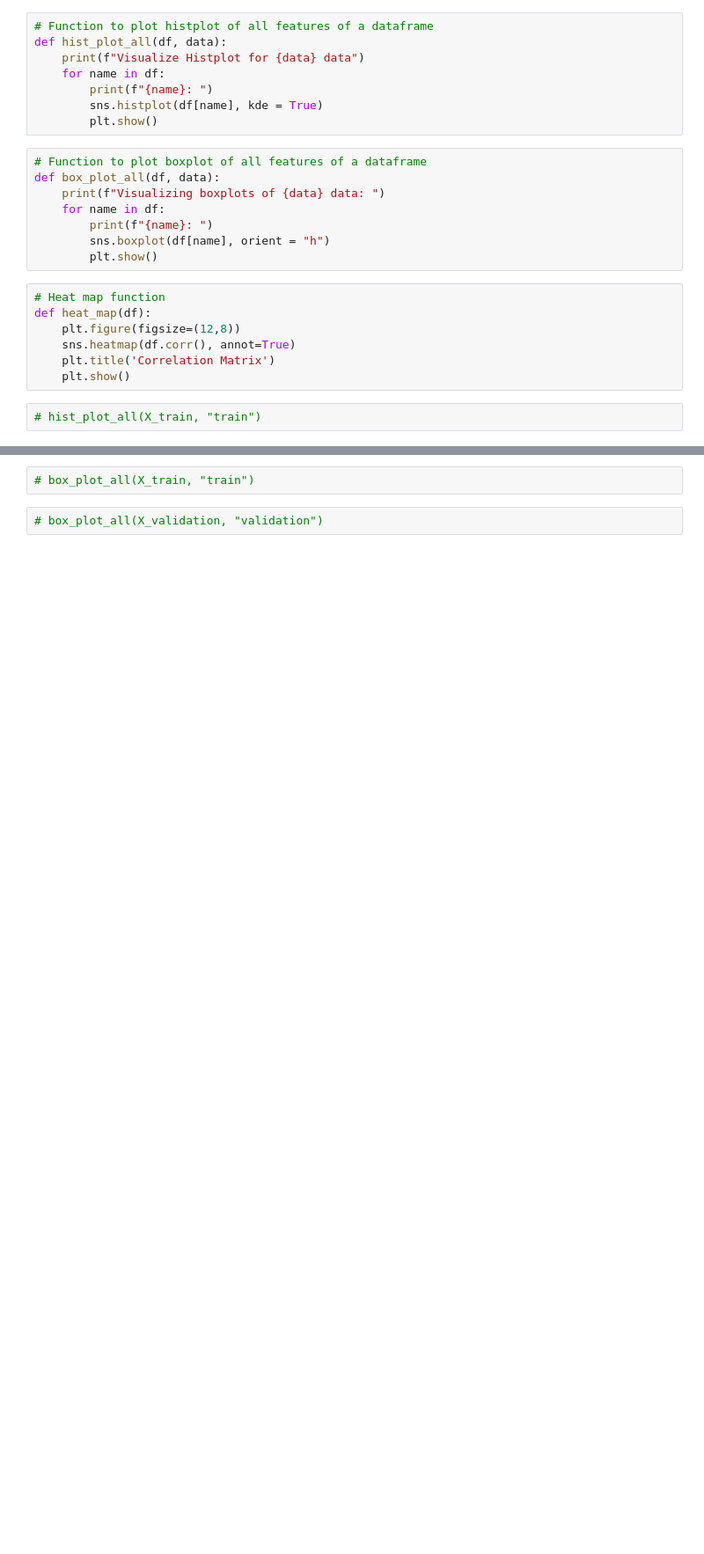
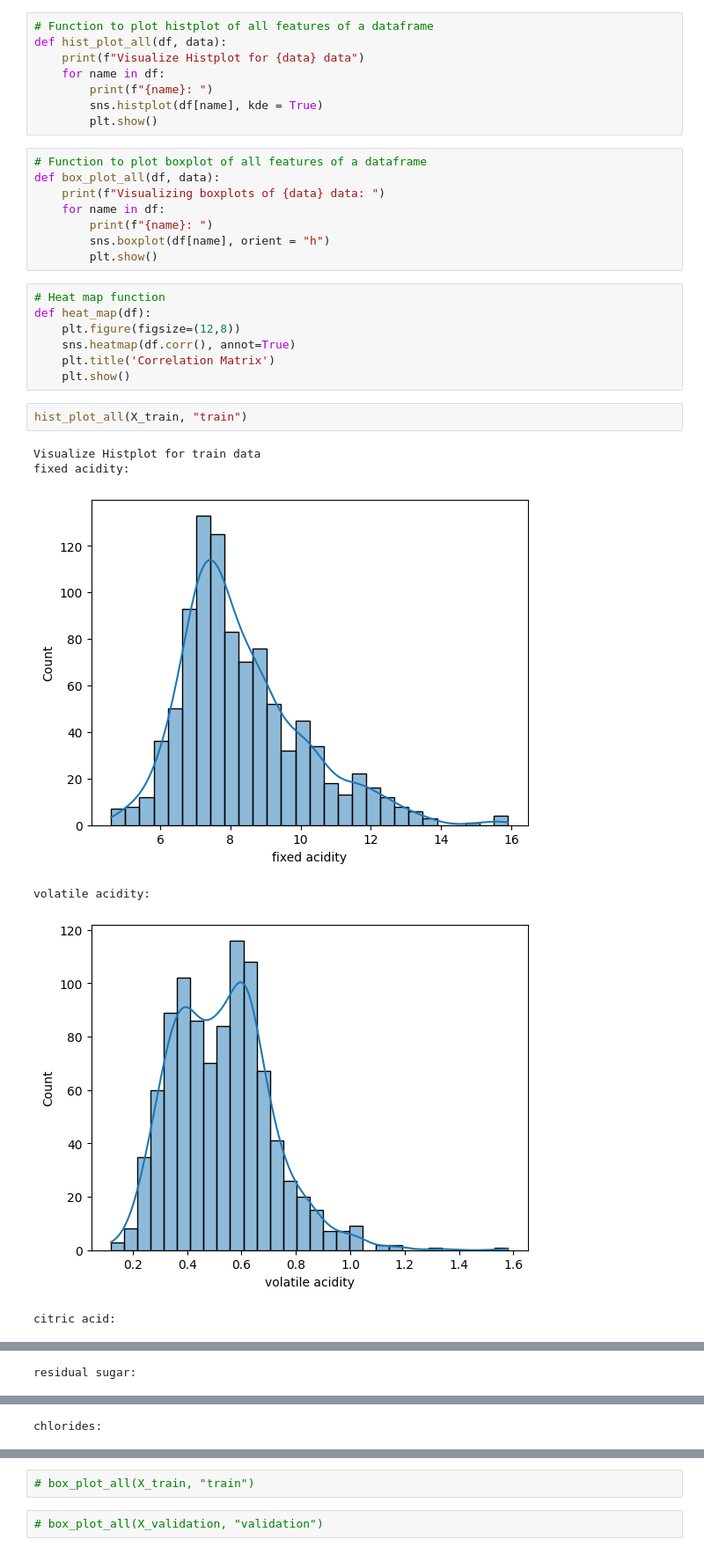
Before and after one commit to BenitShrestha/AI-Projects, a Jupyter notebook: Regression_Challenge/main.ipynb, the cells around one changed output, grey strips where cells are left out. Shown at 88% size. Cells and saved outputs as stored; diff of their text form; blank space fills up the shorter version.

```diff
--- a/Regression_Challenge/main.ipynb
+++ b/Regression_Challenge/main.ipynb
@@ -142,4 +204,11 @@ def heat_map(df):
     plt.title('Correlation Matrix')
     plt.show()
 # %%
-# hist_plot_all(X_train, "train")
+hist_plot_all(X_train, "train")
+# %% [output]
+Visualize Histplot for train data
+fixed acidity:
+[figure, added]
+volatile acidity:
+[figure, added]
+citric acid:
@@ -145,0 +216 @@ def heat_map(df):
+residual sugar:
@@ -145,0 +218 @@ def heat_map(df):
+chlorides:
```
Also changed, not shown: parts of 12 cells of this notebook.
